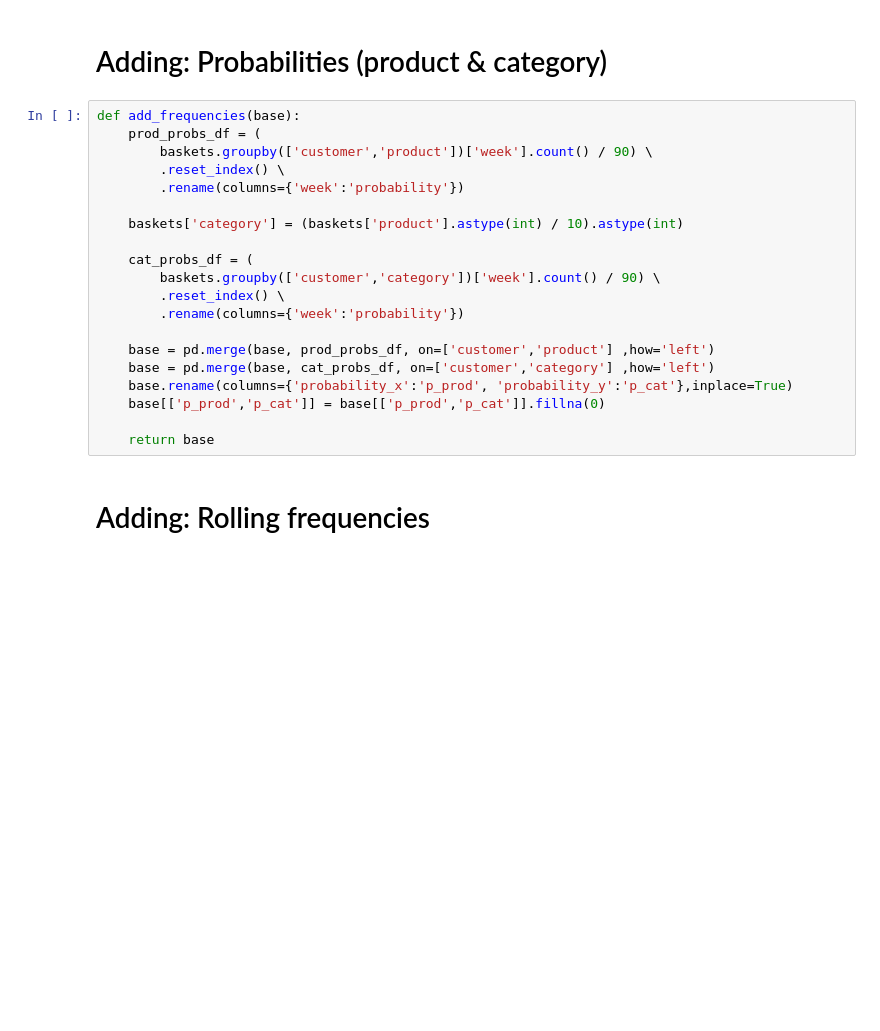
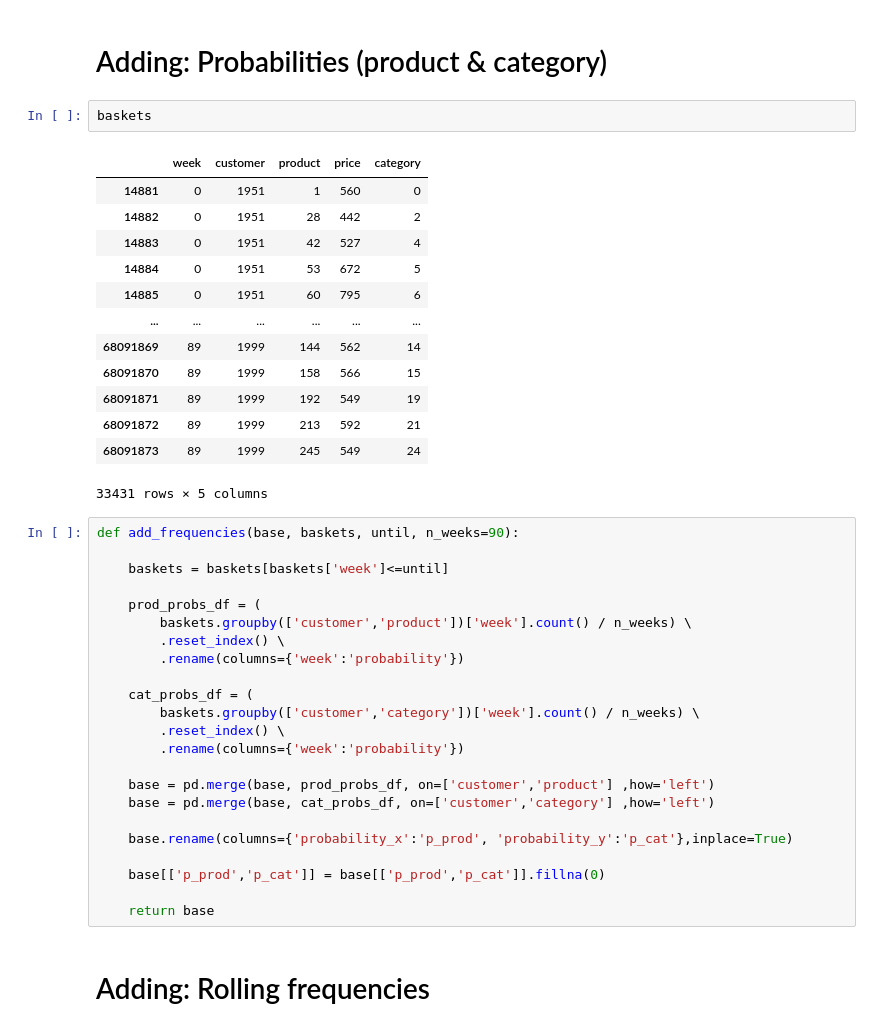
Before and after one commit to stijnbenja/BigData2, a Jupyter notebook: main.ipynb, the cells around one changed output. Saved outputs shown, nothing was run; the diff lists cells and outputs as text; blank space fills up the shorter version.

```diff
--- a/main.ipynb
+++ b/main.ipynb
@@ -85,23 +85,42 @@ def add_categories(base):
     return base
 # %% [markdown]
 # Adding: Probabilities (product & category)
+# %%
+baskets
+# %% [output]
+|  | week | customer | product | price | category |
+| 14881 | 0 | 1951 | 1 | 560 | 0 |
+| 14882 | 0 | 1951 | 28 | 442 | 2 |
+| 14883 | 0 | 1951 | 42 | 527 | 4 |
+| 14884 | 0 | 1951 | 53 | 672 | 5 |
+| 14885 | 0 | 1951 | 60 | 795 | 6 |
+| ... | ... | ... | ... | ... | ... |
+| 68091869 | 89 | 1999 | 144 | 562 | 14 |
+| 68091870 | 89 | 1999 | 158 | 566 | 15 |
+| 68091871 | 89 | 1999 | 192 | 549 | 19 |
+| 68091872 | 89 | 1999 | 213 | 592 | 21 |
+| 68091873 | 89 | 1999 | 245 | 549 | 24 |
+33431 rows × 5 columns
 # %%
-def add_frequencies(base):
+def add_frequencies(base, baskets, until, n_weeks=90):
+
+    baskets = baskets[baskets['week']<=until]
+
     prod_probs_df = (
-        baskets.groupby(['customer','product'])['week'].count() / 90) \
+        baskets.groupby(['customer','product'])['week'].count() / n_weeks) \
         .reset_index() \
         .rename(columns={'week':'probability'})
 
-    baskets['category'] = (baskets['product'].astype(int) / 10).astype(int)
-
     cat_probs_df = (
-        baskets.groupby(['customer','category'])['week'].count() / 90) \
+        baskets.groupby(['customer','category'])['week'].count() / n_weeks) \
         .reset_index() \
         .rename(columns={'week':'probability'})
 
     base = pd.merge(base, prod_probs_df, on=['customer','product'] ,how='left')
     base = pd.merge(base, cat_probs_df, on=['customer','category'] ,how='left')
+
     base.rename(columns={'probability_x':'p_prod', 'probability_y':'p_cat'},inplace=True)
+
     base[['p_prod','p_cat']] = base[['p_prod','p_cat']].fillna(0)
 
     return base
```
Also changed, not shown: parts of 11 cells of this notebook.
